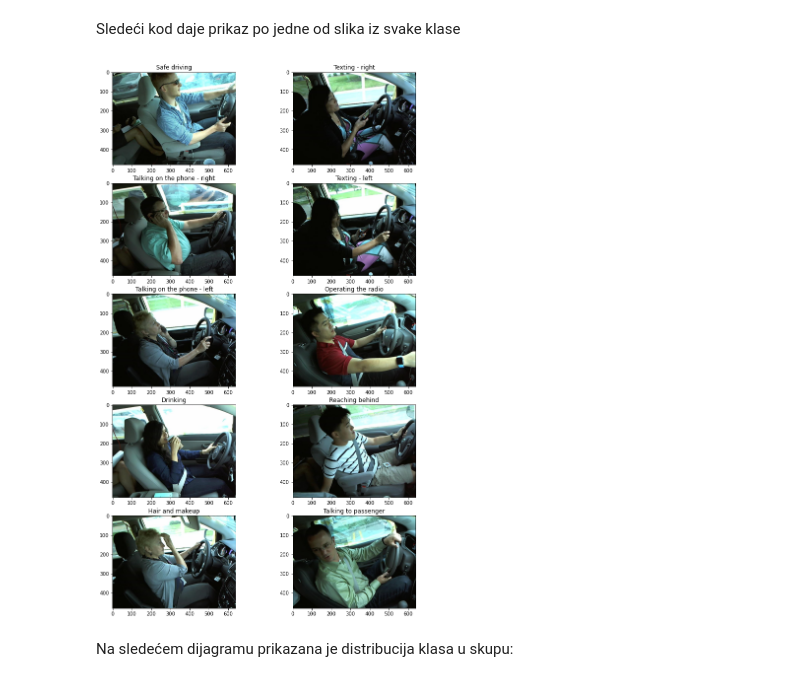
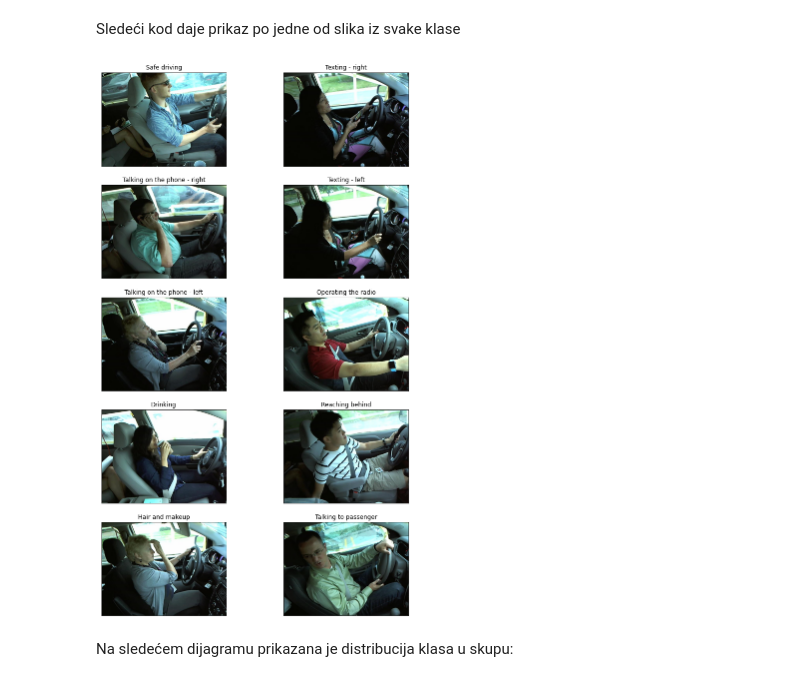
Before and after one commit to AlexandraDotlic/ML-DistractedDriverDetection, a Jupyter notebook: Distracted driver detection.ipynb, the cells around one changed output. Cells and saved outputs as stored; diff of their text form; code cells hidden in the pictures.

Commit message:
Removed xticks and yticks when images are displayed

```diff
--- a/Distracted driver detection.ipynb
+++ b/Distracted driver detection.ipynb
@@ -65,20 +65,22 @@ Sledeći kod daje prikaz po jedne od slika iz svake klase
 # %%
 plt.figure(figsize = (12, 20))
 image_count = 1
 BASE_URL = '../data/train/'
 for directory in os.listdir(BASE_URL):
     if directory[0] != '.':
         for i, file in enumerate(os.listdir(BASE_URL + directory)):
             if i == 1:
                 break
             else:
                 fig = plt.subplot(5, 2, image_count)
                 image_count += 1
                 image = mpimg.imread(BASE_URL + directory + '/' + file)
+                plt.xticks([])
+                plt.yticks([])
                 plt.imshow(image)
                 plt.title(activity_map[directory])
 # %% [output]
-[figure, old version]
+[figure, new version]
 # %% [markdown]
 Na sledećem dijagramu prikazana je distribucija klasa u skupu:
 # %%
```
Also changed, not shown: parts of 1 cell of this notebook.
